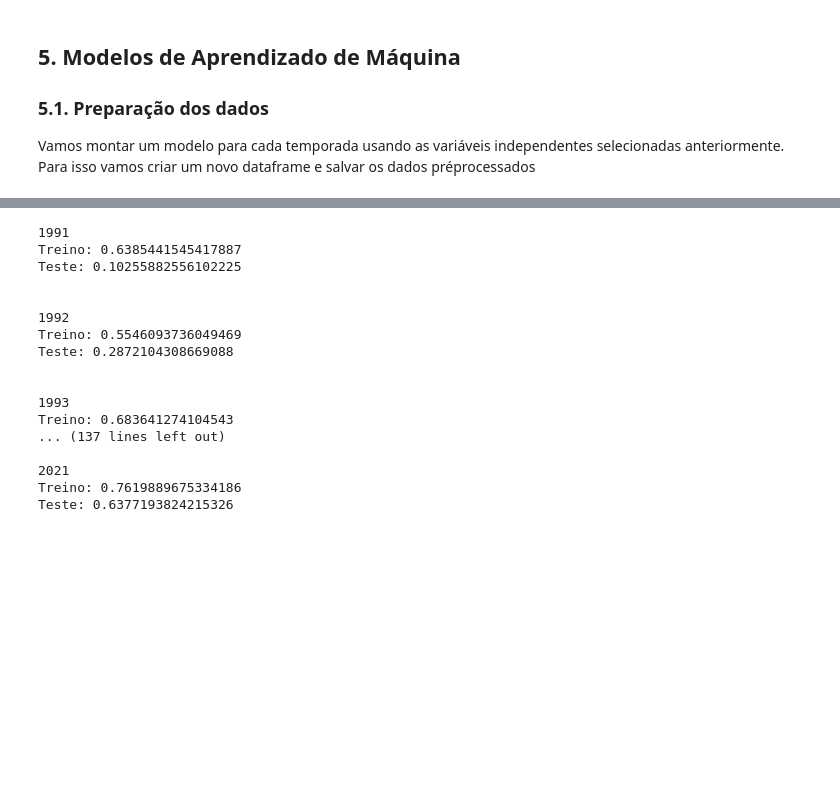
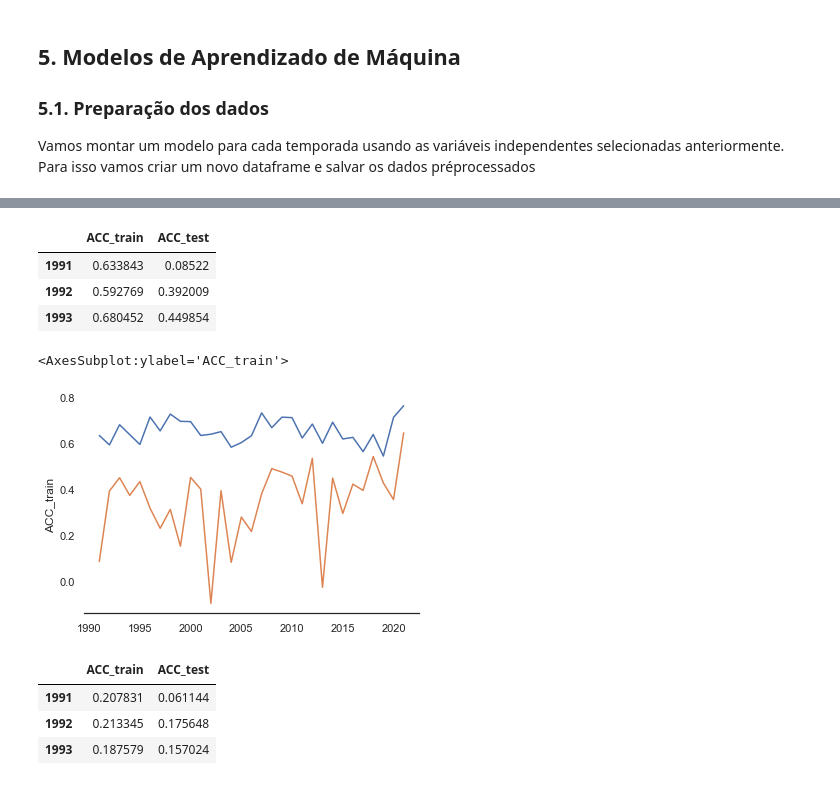
Before and after one commit to ciencia-dados-ifsp-grupo5/NBAstats, a Jupyter notebook: notebooks/NBAstats_data_analyse.ipynb, the cells around one changed output, grey strips where cells are left out. Drawn from its saved outputs; the diff is of its cells as text; code cells hidden in the pictures; blank space fills up the shorter version.

Commit message:
Ada, GradientBoost and XGB

```diff
--- a/notebooks/NBAstats_data_analyse.ipynb
+++ b/notebooks/NBAstats_data_analyse.ipynb
@@ -457,5 +458,7 @@ df_final.head()
 # %%
-for i in df_final.SEASON_ID.sort_values().unique():
+temporadas = df_final.SEASON_ID.sort_values().unique()
+model = pd.DataFrame(index = temporadas, columns = ['ACC_train','ACC_test'])
+for i in temporadas:
 
     x = df_final.query('SEASON_ID == @i').fillna(0)
     x.drop('SEASON_ID', axis = 1, inplace = True)
@@ -473,24 +476,50 @@ for i in df_final.SEASON_ID.sort_values().unique():
 
     ADABOOST.fit(X_train, y_train)
 
-    print(i)
-    print(f'Treino: {ADABOOST.score(X_train, y_train)}')
-    print(f'Teste: {ADABOOST.score(X_test, y_test)}\n\n')
+    model.loc[i,:] = [ADABOOST.score(X_train, y_train),ADABOOST.score(X_test, y_test)]
+
+model.head(3)
 # %% [output]
-1991
-Treino: 0.6385441545417887
-Teste: 0.10255882556102225
-
-
-1992
-Treino: 0.5546093736049469
-Teste: 0.2872104308669088
-
-
-1993
-Treino: 0.683641274104543
-... (137 lines left out)
-
-2021
-Treino: 0.7619889675334186
-Teste: 0.6377193824215326
+|  | ACC_train | ACC_test |
+| 1991 | 0.633843 | 0.08522 |
+| 1992 | 0.592769 | 0.392009 |
+| 1993 | 0.680452 | 0.449854 |
+# %%
+sns.lineplot(x = model.index, y = model.ACC_train)
+sns.lineplot(x = model.index, y = model.ACC_test)
+# %% [output]
+<AxesSubplot:ylabel='ACC_train'>
+[figure, added]
+# %%
+model2 = pd.DataFrame(index = temporadas, columns = ['ACC_train','ACC_test'])
+for i in temporadas:
+
+    x = df_final.query('SEASON_ID == @i').fillna(0)
+    x.drop('SEASON_ID', axis = 1, inplace = True)
+
+    transformer = ['GS','PLAYER_AGE','FG3A']
+
+    x[transformer] = RobustScaler().fit_transform(x[transformer])
+
+    y = x['SALARY_REAL']
+    X = x.drop('SALARY_REAL', axis = 1)
+
+    X_train, X_test, y_train, y_test = train_test_split(X, y, test_size=0.33, random_state=13)
+
+    GBR = GradientBoostingRegressor(learning_rate =  0.01,
+                                    max_depth = 3,
+                                    min_samples_leaf = 1,
+                                    min_samples_split = 2,
+                                    n_estimators = 25,
+                                    random_state = 13)
+
+    GBR.fit(X_train, y_train)
+
+    model2.loc[i,:] = [GBR.score(X_train, y_train),GBR.score(X_test, y_test)]
+
+model2.head(3)
+# %% [output]
+|  | ACC_train | ACC_test |
+| 1991 | 0.207831 | 0.061144 |
+| 1992 | 0.213345 | 0.175648 |
+| 1993 | 0.187579 | 0.157024 |
```
Also changed, not shown: parts of 9 cells of this notebook, 2 other files.
